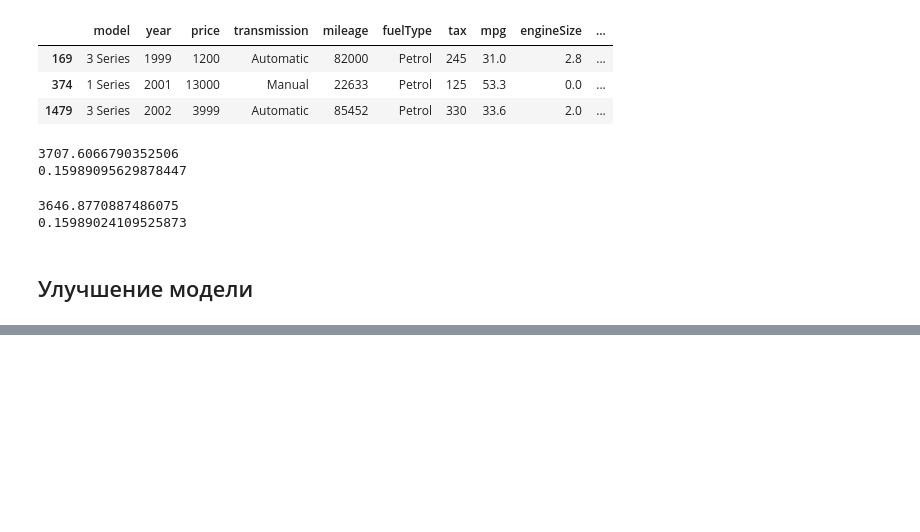
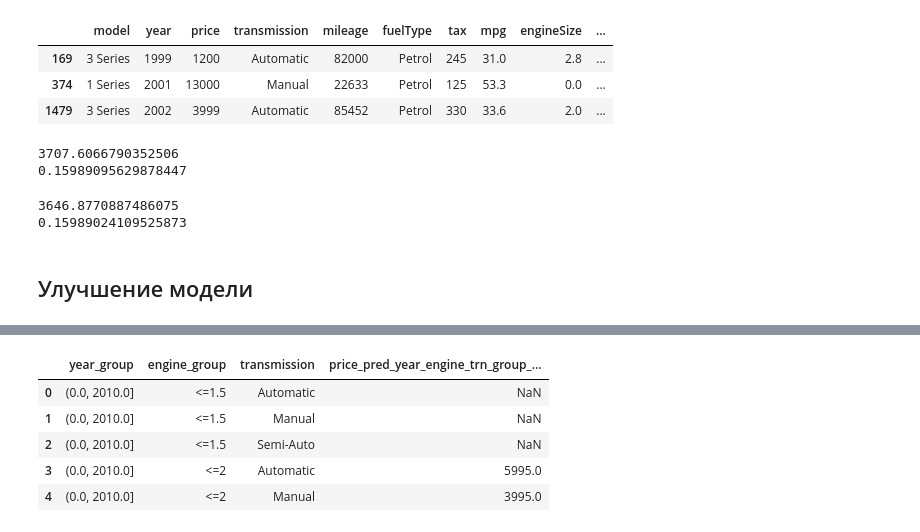
Before and after one commit to avgalkov/collab-notebooks, a Jupyter notebook: human_learning.ipynb, the cells around one changed output, grey strips where cells are left out. Saved outputs shown, nothing was run; the diff lists cells and outputs as text; code cells hidden in the pictures; blank space fills up the shorter version.

```diff
--- a/human_learning.ipynb
+++ b/human_learning.ipynb
@@ -617,0 +733,10 @@ error(test_no_nan['price'], test_no_nan['price_pred_year_engine_median'])
+# %%
+model_year_engine_trn_group_median = model_year_engine_trn_group_median.rename(columns = {"price":"price_pred_year_engine_trn_group_median"})
+model_year_engine_trn_group_median.head()
+# %% [output]
+|  | year_group | engine_group | transmission | price_pred_year_engine_trn_group_... |
+| 0 | (0.0, 2010.0] | <=1.5 | Automatic | NaN |
+| 1 | (0.0, 2010.0] | <=1.5 | Manual | NaN |
+| 2 | (0.0, 2010.0] | <=1.5 | Semi-Auto | NaN |
+| 3 | (0.0, 2010.0] | <=2 | Automatic | 5995.0 |
+| 4 | (0.0, 2010.0] | <=2 | Manual | 3995.0 |
```
Also changed, not shown: parts of 27 cells of this notebook.
